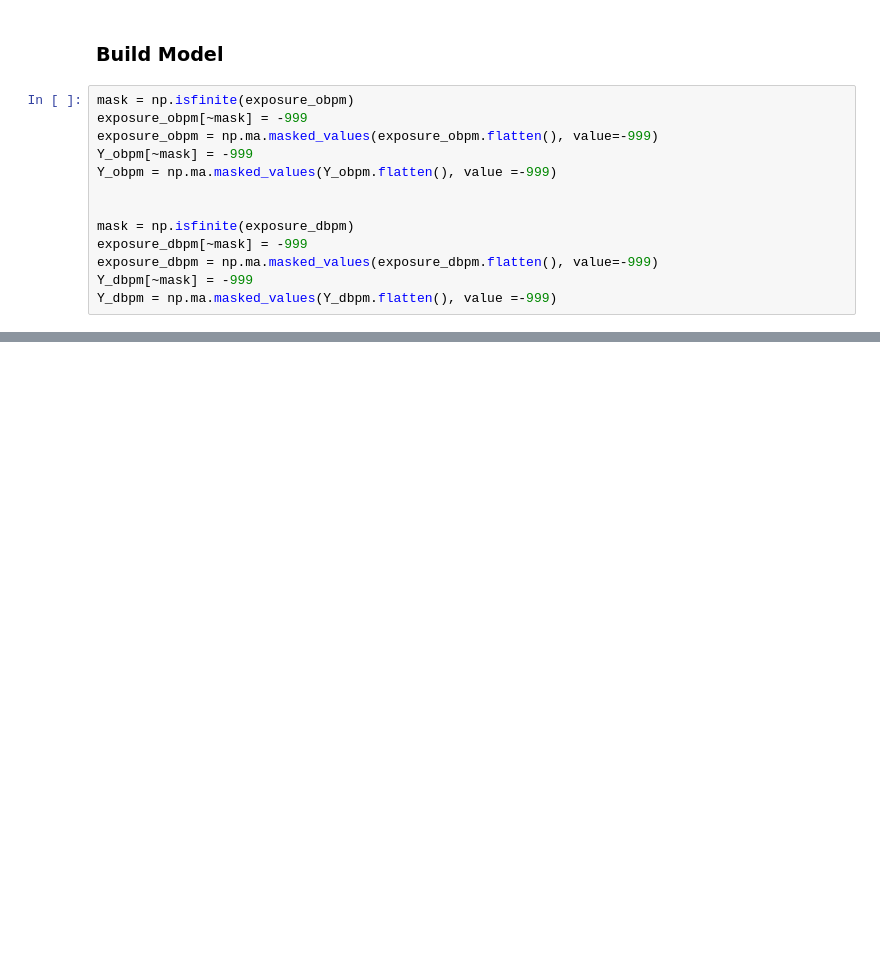
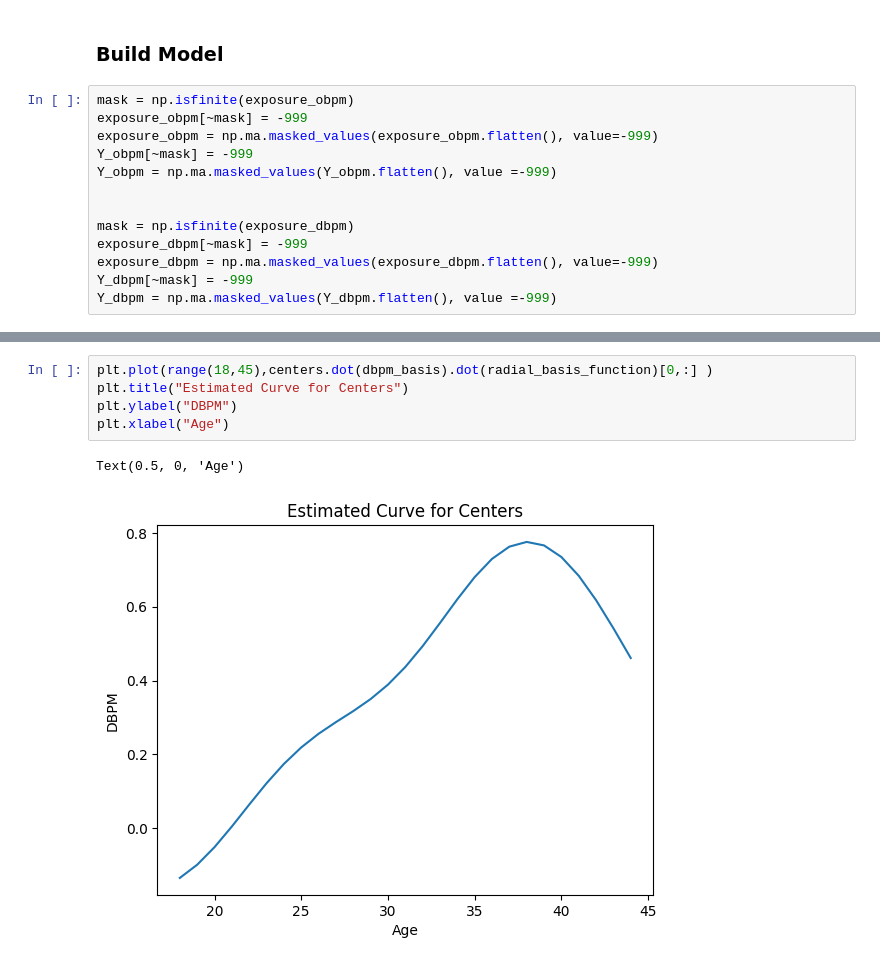
Before and after one commit to abrahme/nba_functional_analysis, a Jupyter notebook: FunctionalDataAnalysis.ipynb, the cells around one changed output, grey strips where cells are left out. Cells and saved outputs as stored; diff of their text form; blank space fills up the shorter version.

```diff
--- a/FunctionalDataAnalysis.ipynb
+++ b/FunctionalDataAnalysis.ipynb
@@ -224,0 +226,8 @@ b = [2,3,5,,6,7]
+# %%
+plt.plot(range(18,45),centers.dot(dbpm_basis).dot(radial_basis_function)[0,:] )
+plt.title("Estimated Curve for Centers")
+plt.ylabel("DBPM")
+plt.xlabel("Age")
+# %% [output]
+Text(0.5, 0, 'Age')
+[figure, added]
```
Also changed, not shown: parts of 16 cells of this notebook.
